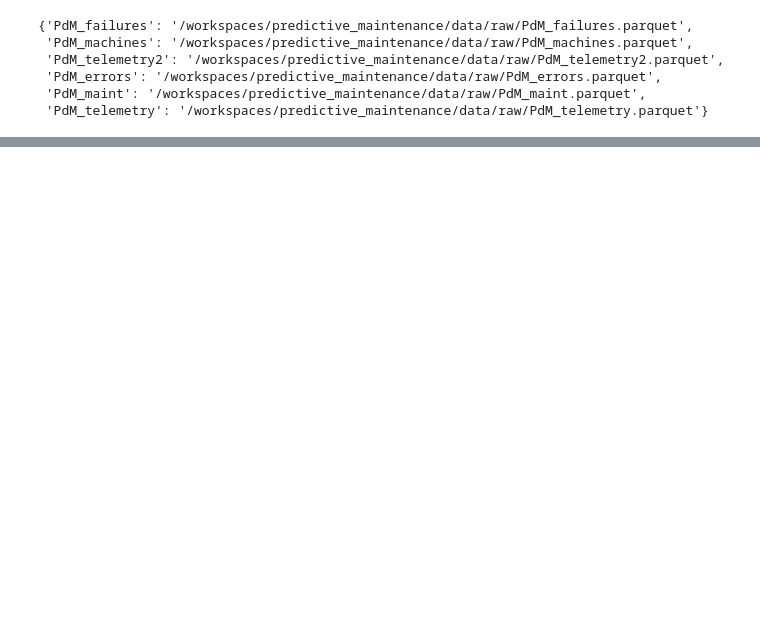
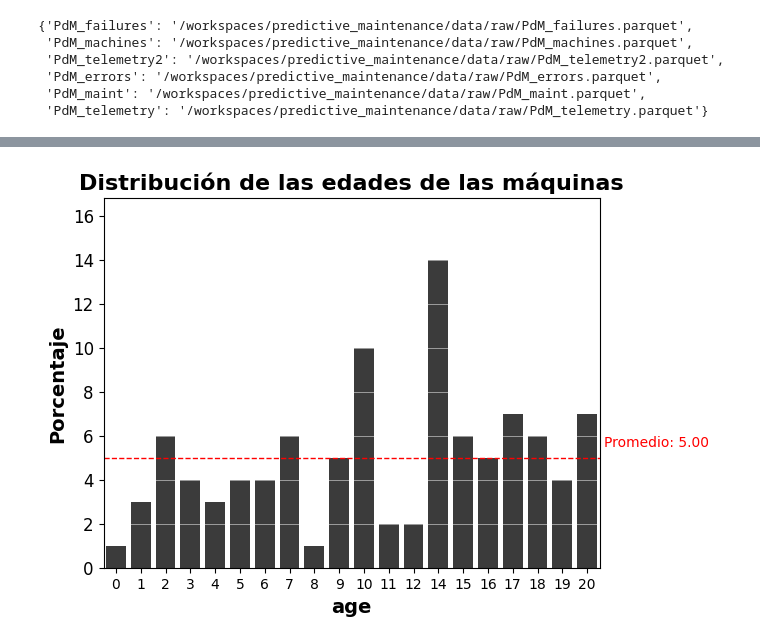
Before and after one commit to Luis-ramirez-r/predictive_maintenance, a Jupyter notebook: notebooks/Clase38.ipynb, the cells around one changed output, grey strips where cells are left out. Saved outputs shown, nothing was run; the diff lists cells and outputs as text; code cells hidden in the pictures; blank space fills up the shorter version.

```diff
--- a/notebooks/Clase38.ipynb
+++ b/notebooks/Clase38.ipynb
@@ -232,0 +210,6 @@ plot_histogram_boxplot(df_PdM_telemetry, 'volt')
+# %%
+title = 'Distribución de las edades de las máquinas'
+target = 'age'
+make_bar_plot(df_PdM_machines, target, title, key_map={},color='#3B3B3B')
+# %% [output]
+[figure, added]
```
Also changed, not shown: parts of 57 cells of this notebook.
